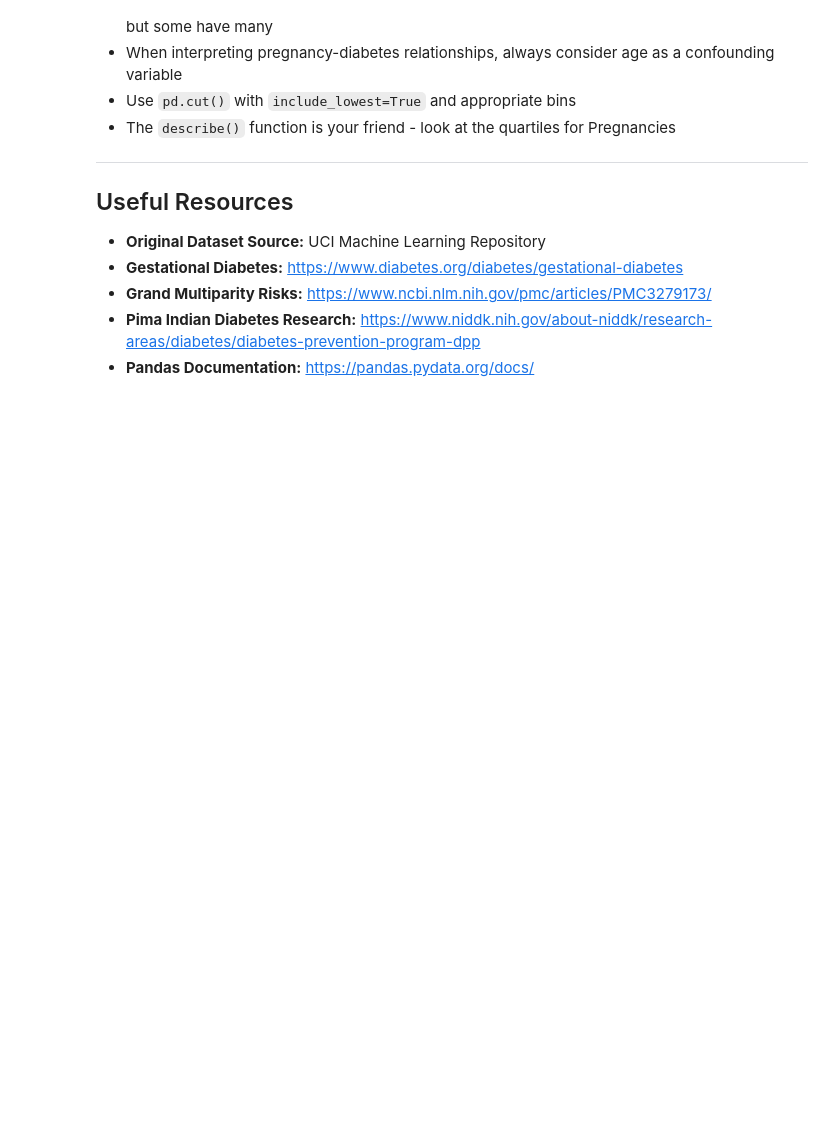
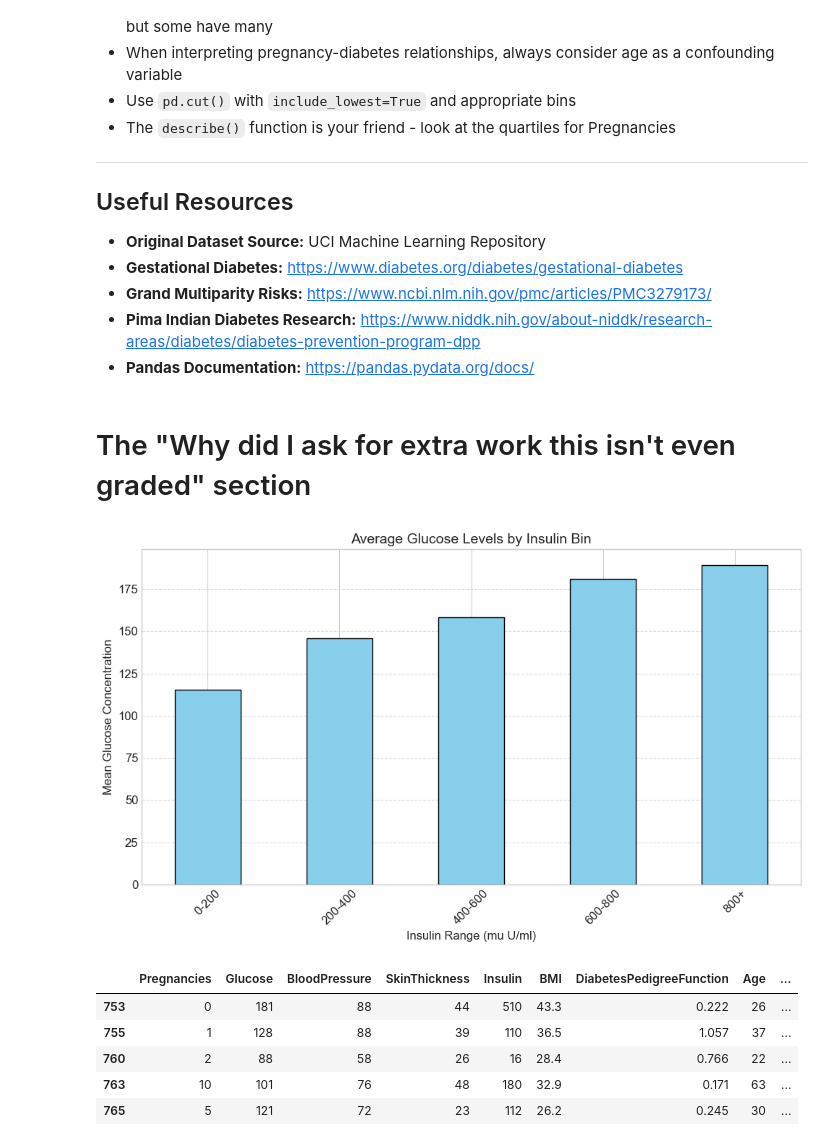
Before and after one commit to UThosoyaa/I320D-BiomedDatasci, a Jupyter notebook: project 1/Diabetes_D.ipynb, the cells around one changed output. Drawn from its saved outputs; the diff is of its cells as text; code cells hidden in the pictures; blank space fills up the shorter version.

Commit message:
Finished Diabetes D
As it says on the title. Finished Diabetes Version D

```diff
--- a/project 1/Diabetes_D.ipynb
+++ b/project 1/Diabetes_D.ipynb
@@ -976,3 +1004,44 @@ Before submitting, verify you have completed:
 - **Grand Multiparity Risks:** https://www.ncbi.nlm.nih.gov/pmc/articles/PMC3279173/
 - **Pima Indian Diabetes Research:** https://www.niddk.nih.gov/about-niddk/research-areas/diabetes/diabetes-prevention-program-dpp
 - **Pandas Documentation:** https://pandas.pydata.org/docs/
+# %% [markdown]
+# The "Why did I ask for extra work this isn't even graded" section
+# %%
+dropNum = []
+df = df.drop(df[df['Insulin'] == 0].index)
+df = df.drop(df[df['Glucose'] == 0].index)
+
+# 1. Define the bin edges and labels for Insulin
+# Adjust these ranges based on your dataset's specific distribution
+bins = [0, 200, 400, 600, 800, 1000]
+labels = ['0-200', '200-400', '400-600', '600-800', '800+']
+
+# 2. Create the 'InsulinGroup' column
+df['InsulinGroup'] = pd.cut(df['Insulin'], bins=bins, labels=labels)
+
+# 3. Group by the new bins and calculate the mean Glucose for each
+binned_data = df.groupby('InsulinGroup', observed=True)['Glucose'].mean()
+
+# 4. Plotting
+plt.figure(figsize=(10, 6))
+binned_data.plot(kind='bar', color='skyblue', edgecolor='black')
+
+# Add labels and title
+plt.title('Average Glucose Levels by Insulin Bin', fontsize=14)
+plt.xlabel('Insulin Range (mu U/ml)', fontsize=12)
+plt.ylabel('Mean Glucose Concentration', fontsize=12)
+plt.xticks(rotation=45)
+plt.grid(axis='y', linestyle='--', alpha=0.7)
+
+plt.tight_layout()
+plt.show()
+
+df.tail()
+# %% [output]
+[figure, added]
+|  | Pregnancies | Glucose | BloodPressure | SkinThickness | Insulin | BMI | DiabetesPedigreeFunction | Age | ... |
+| 753 | 0 | 181 | 88 | 44 | 510 | 43.3 | 0.222 | 26 | ... |
+| 755 | 1 | 128 | 88 | 39 | 110 | 36.5 | 1.057 | 37 | ... |
+| 760 | 2 | 88 | 58 | 26 | 16 | 28.4 | 0.766 | 22 | ... |
+| 763 | 10 | 101 | 76 | 48 | 180 | 32.9 | 0.171 | 63 | ... |
+| 765 | 5 | 121 | 72 | 23 | 112 | 26.2 | 0.245 | 30 | ... |
```
Also changed, not shown: parts of 5 cells of this notebook, 2 other files.
